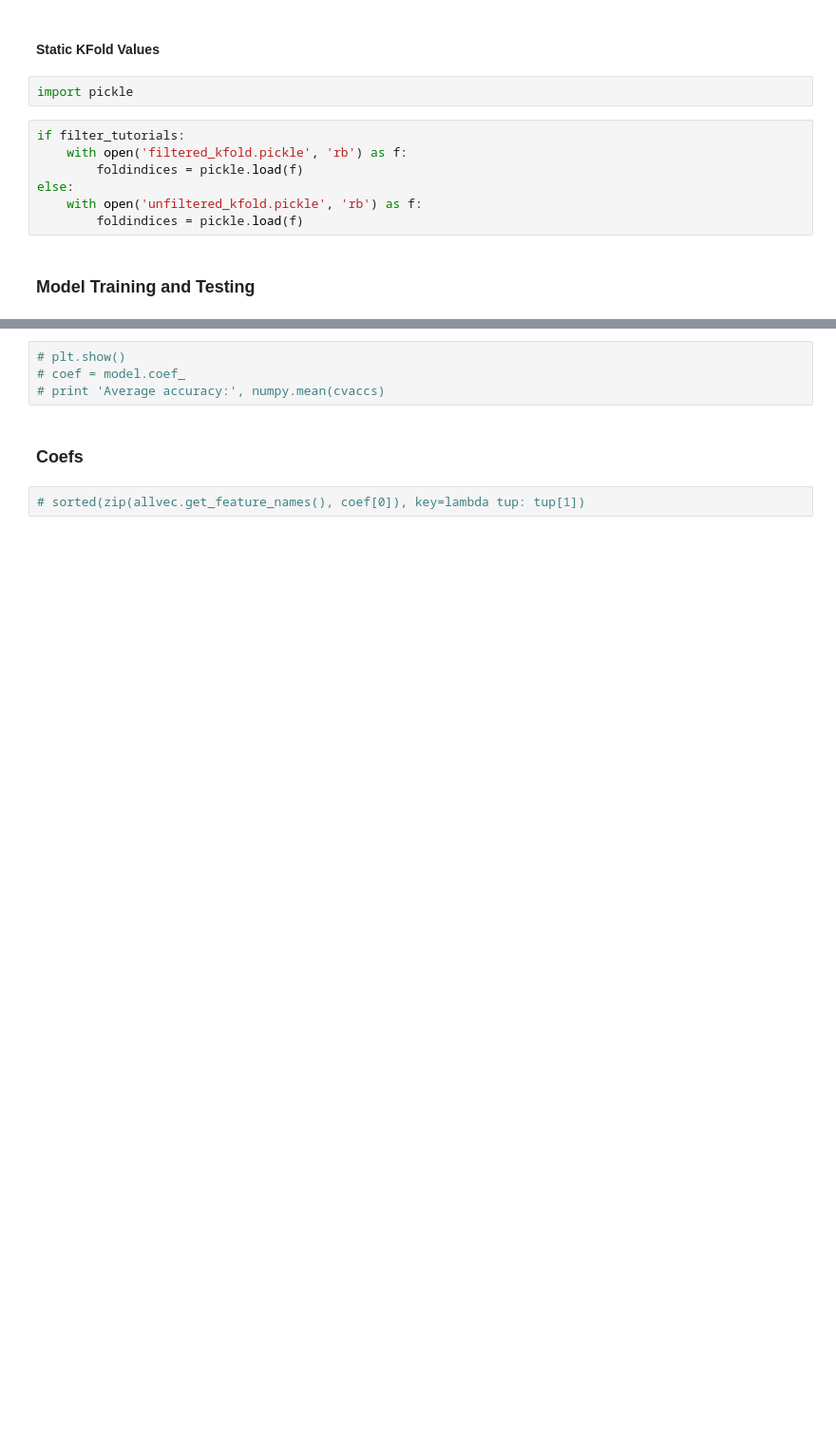
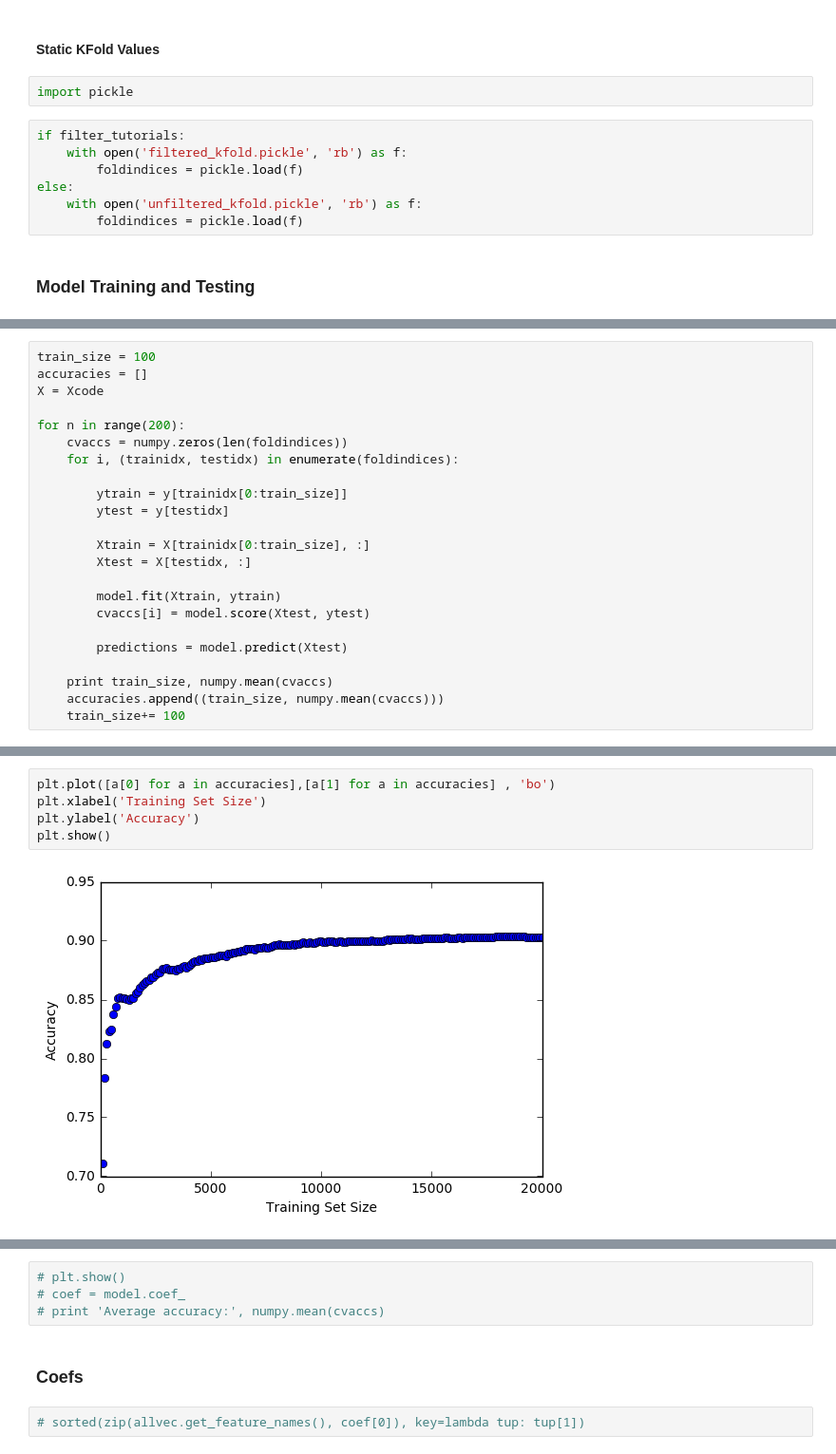
Before and after one commit to sravanareddy/appinventor, a Jupyter notebook: FindTheBug_April6.ipynb, the cells around one changed output, grey strips where cells are left out. Shown at 95% size. Saved outputs shown, nothing was run; the diff lists cells and outputs as text; blank space fills up the shorter version.

Commit message:
different training set sizes

```diff
--- a/FindTheBug_April6.ipynb
+++ b/FindTheBug_April6.ipynb
@@ -550,0 +530,23 @@ plt.show()
+# %%
+train_size = 100
+accuracies = []
+X = Xcode
+
+for n in range(200):
+    cvaccs = numpy.zeros(len(foldindices))
+    for i, (trainidx, testidx) in enumerate(foldindices):
+
+        ytrain = y[trainidx[0:train_size]]
+        ytest = y[testidx]
+
+        Xtrain = X[trainidx[0:train_size], :]
+        Xtest = X[testidx, :]
+
+        model.fit(Xtrain, ytrain)
+        cvaccs[i] = model.score(Xtest, ytest)
+
+        predictions = model.predict(Xtest)
+
+    print train_size, numpy.mean(cvaccs)
+    accuracies.append((train_size, numpy.mean(cvaccs)))
+    train_size+= 100
@@ -550,0 +571,7 @@ plt.show()
+# %%
+plt.plot([a[0] for a in accuracies],[a[1] for a in accuracies] , 'bo')
+plt.xlabel('Training Set Size')
+plt.ylabel('Accuracy')
+plt.show()
+# %% [output]
+[figure, added]
```
Also changed, not shown: parts of 10 cells of this notebook.
